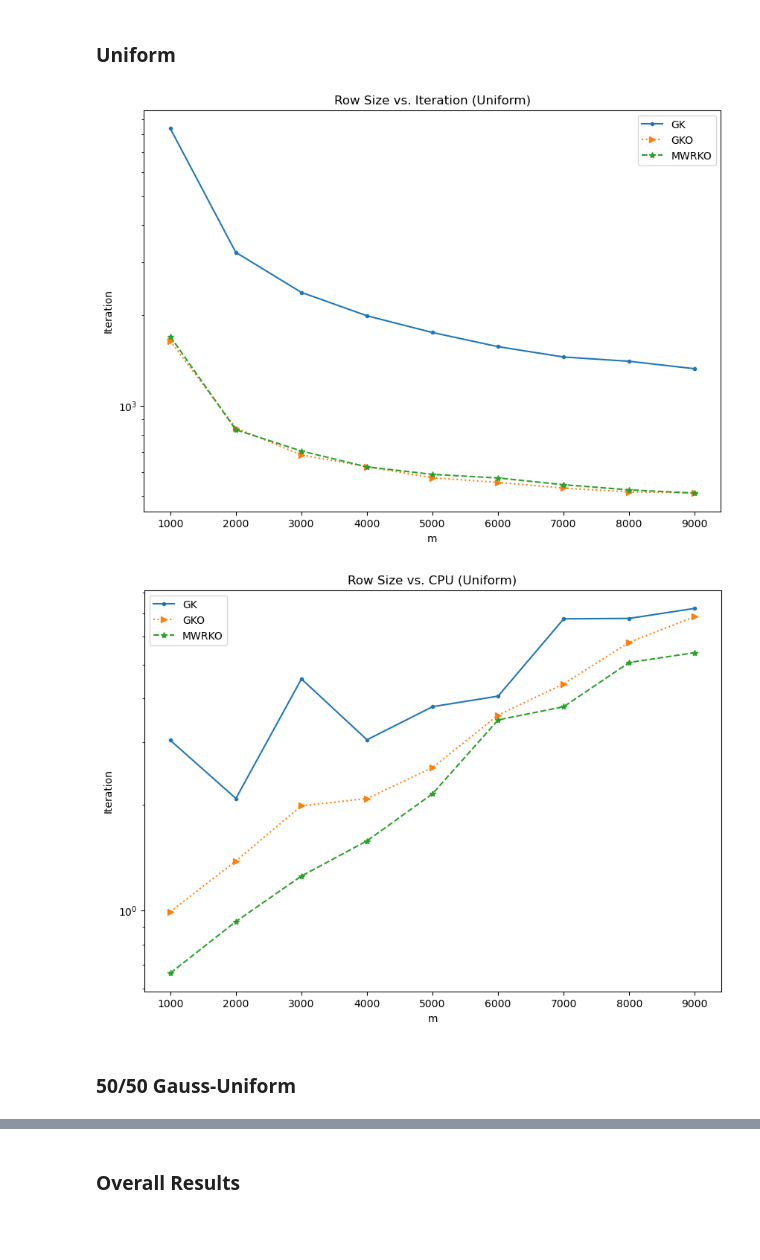
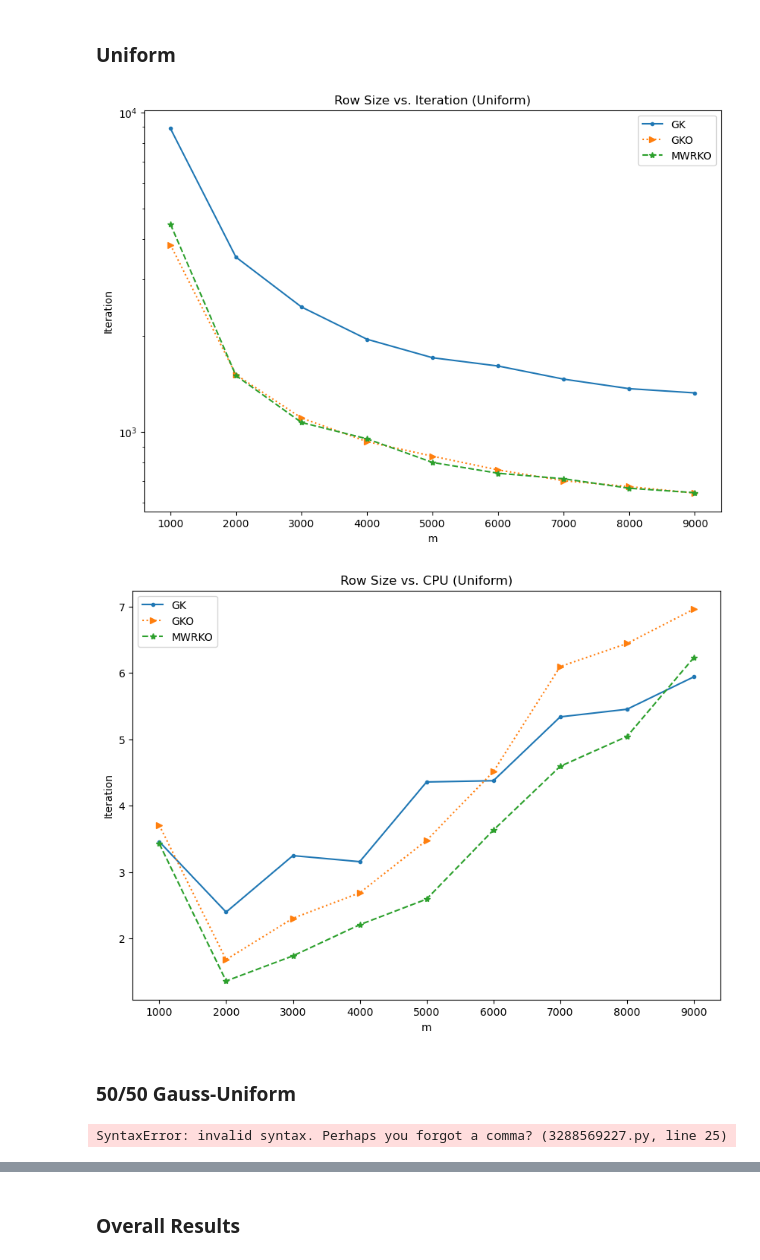
Before and after one commit to emicervantes/gko-23, a Jupyter notebook: scripts/synthetic-exp/synthetic-exp2.ipynb, the cells around one changed output, grey strips where cells are left out. Drawn from its saved outputs; the diff is of its cells as text; code cells hidden in the pictures; blank space fills up the shorter version.

```diff
--- a/scripts/synthetic-exp/synthetic-exp2.ipynb
+++ b/scripts/synthetic-exp/synthetic-exp2.ipynb
@@ -44,15 +42,15 @@ for row in m:
   y = A @ x
   # gk
   gk_start_cyclic_gauss = process_time()
-  gk_gaussian = gk(A,x,y, 10**-4)
+  gk_gaussian = method(A,x,y,'GK', 10**-4)
   gk_stop_cyclic_gauss = process_time()
   # gko
   gko_start_cyclic_gauss = process_time()
-  gko_gaussian = gko(A,x,y, 10**-4)
+  gko_gaussian = method(A,x,y,'GKO', 10**-4)
   gko_stop_cyclic_gauss = process_time()
   # mwrko
   mwrko_start_cyclic_gauss = process_time()
-  mwrko_gaussian = mwrko(A,x,y, 10**-4)
+  mwrko_gaussian = method(A,x,y,'MWRKO', 10**-4)
   mwrko_stop_cyclic_gauss = process_time()
   # store data - iteration
   gk_gauss_iter.append(gk_gaussian[0])
@@ -109,15 +107,15 @@ for row in m:
   y = A @ x
   # gk
   gk_start_cyclic_unif = process_time()
-  gk_uniform = gk(A,x,y, 10**-4)
+  gk_uniform = method(A,x,y,'GK', 10**-4)
   gk_stop_cyclic_unif = process_time()
   # gko
   gko_start_cyclic_unif = process_time()
-  gko_uniform = gko(A,x,y, 10**-4)
+  gko_uniform = method(A,x,y,'GKO', 10**-4)
   gko_stop_cyclic_unif = process_time()
   # mwrko
   mwrko_start_cyclic_unif = process_time()
-  mwrko_uniform = mwrko(A,x,y, 10**-4)
+  mwrko_uniform = method(A,x,y,'MWRKO', 10**-4)
   mwrko_stop_cyclic_unif = process_time()
   # store data - iteration
   gk_unif_iter.append(gk_uniform[0])
@@ -141,22 +139,22 @@ plt.title('Row Size vs. Iteration (Uniform)')
 plt.legend()
 plt.savefig('../../outputs/synthetic-exp/sizes-test/iter/size-unif-iter.png')
 # %% [output]
-[figure, old version]
+[figure, new version]
 # %%
 # Row size vs CPU
 plt.figure(figsize=(10,7))
 
-plt.semilogy(m, gk_unif_cpu, linestyle = 'solid', marker='.', label = 'GK')
-plt.semilogy(m, gko_unif_cpu, linestyle = 'dotted', marker='>', label = 'GKO')
-plt.semilogy(m, mwrko_unif_cpu, linestyle = 'dashed', marker='*', label = 'MWRKO')
+plt.plot(m, gk_unif_cpu, linestyle = 'solid', marker='.', label = 'GK')
+plt.plot(m, gko_unif_cpu, linestyle = 'dotted', marker='>', label = 'GKO')
+plt.plot(m, mwrko_unif_cpu, linestyle = 'dashed', marker='*', label = 'MWRKO')
 
 plt.xlabel('m')
 plt.ylabel('Iteration')
 plt.title('Row Size vs. CPU (Uniform)')
 plt.legend()
 plt.savefig('../../outputs/synthetic-exp/sizes-test/cpu/size-unif-cpu.png')
 # %% [output]
-[figure, old version]
+[figure, new version]
 # %% [markdown]
 ### 50/50 Gauss-Uniform
 # %%
@@ -176,15 +174,15 @@ for row in m:
   y = A @ x
   # gk
   gk_start_cyclic_comb = process_time()
-  gk_comb = gk(A,x,y, 10**-4)
+  gk_comb = method(A,x,y,'GK', 10**-4)
   gk_stop_cyclic_comb = process_time()
   # gko
   gko_start_cyclic_comb = process_time()
-  gko_comb = gko(A,x,y, 10**-4)
+  gko_comb = method(A,x,y,'GKO', 10**-4)
   gko_stop_cyclic_comb = process_time()
   # mwrko
   mwrko_start_cyclic_comb = process_time()
-  mwrko_comb = mwrko(A,x,y, 10**-4)
+  mwrko_comb = method(A,x,y,'MWRKO' 10**-4)
   mwrko_stop_cyclic_comb = process_time()
   # store data - iteration
   gk_comb_iter.append(gk_comb[0])
@@ -194,6 +192,8 @@ for row in m:
   gk_comb_cpu.append(gk_stop_cyclic_comb - gk_start_cyclic_comb)
   gko_comb_cpu.append(gko_stop_cyclic_comb - gko_start_cyclic_comb)
   mwrko_comb_cpu.append(mwrko_stop_cyclic_comb - mwrko_start_cyclic_comb)
+# %% [output]
+SyntaxError: invalid syntax. Perhaps you forgot a comma? (3288569227.py, line 25)
 # %%
 # Row size vs Iteration
 plt.figure(figsize=(10,7))
```
Also changed, not shown: parts of 8 cells of this notebook, 24 other files.
